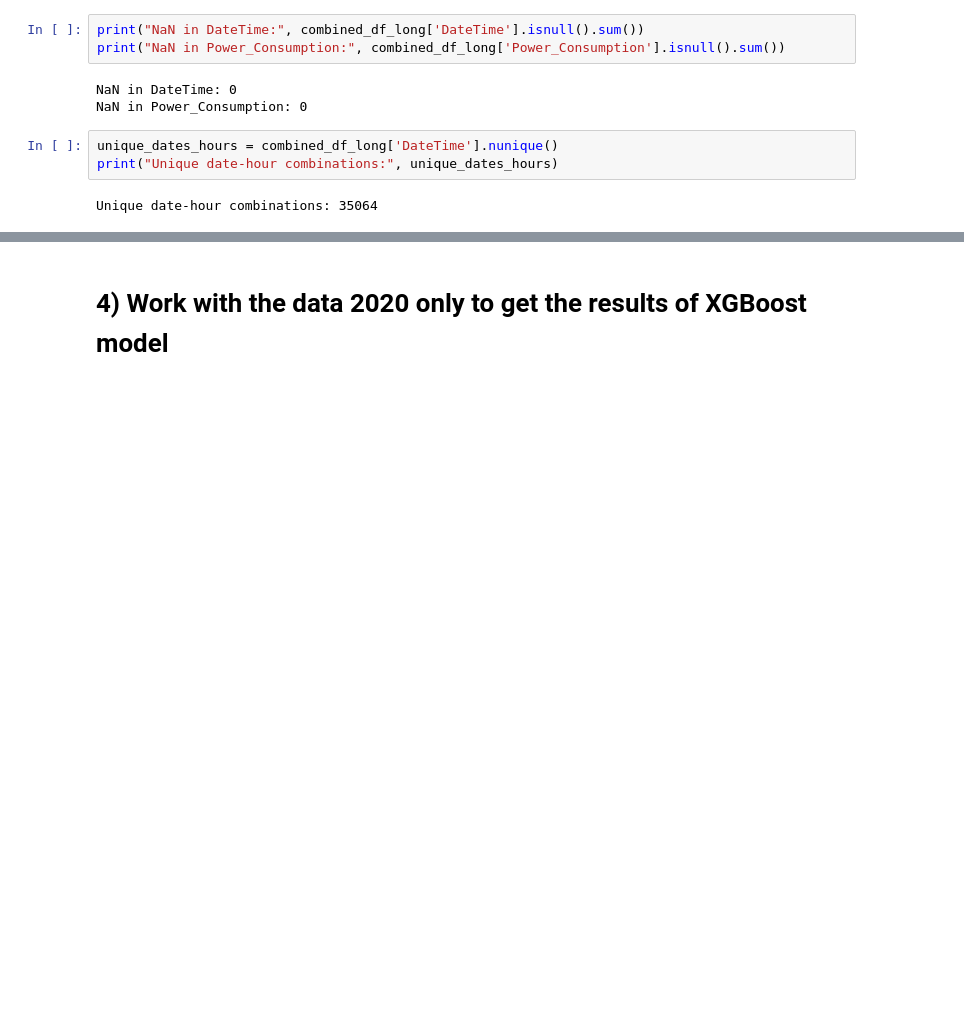
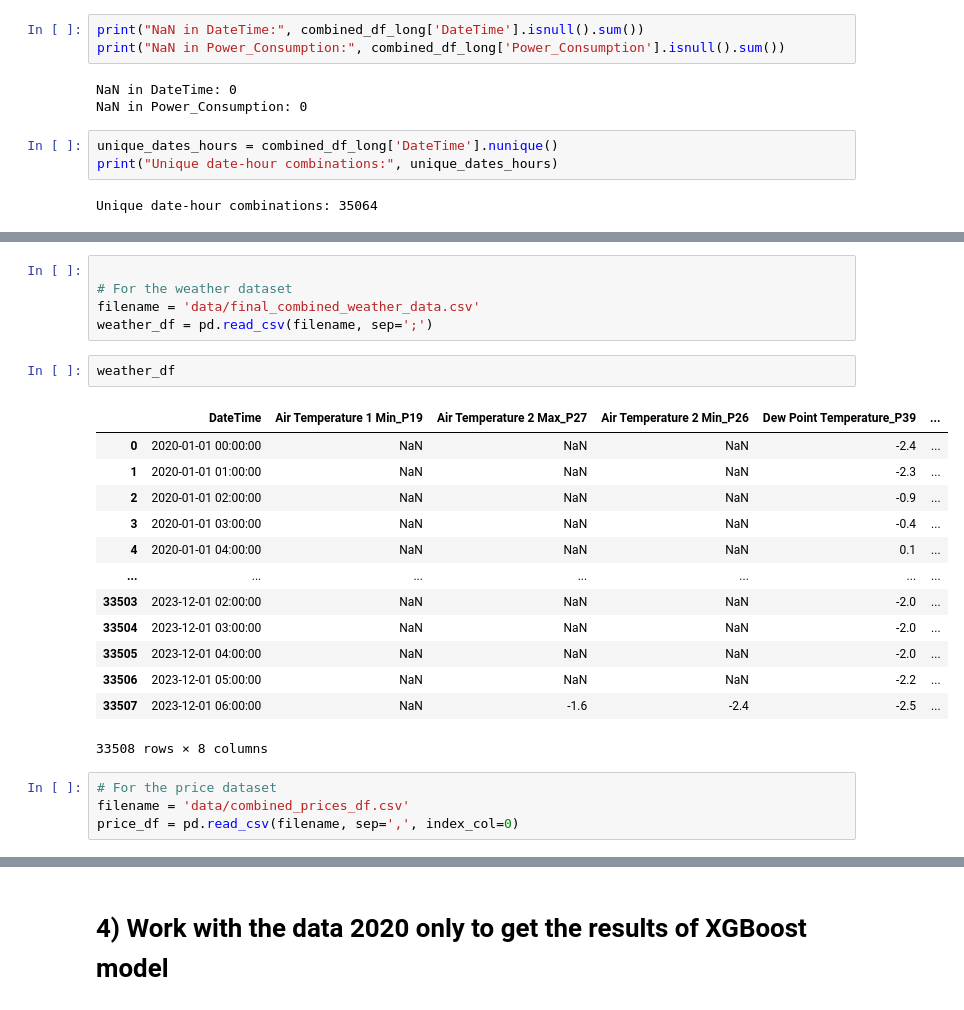
Before and after one commit to iot-lnu/Research-KalmarEnergy, a Jupyter notebook: KE_Merge_Data.ipynb, the cells around one changed output, grey strips where cells are left out. Saved outputs shown, nothing was run; the diff lists cells and outputs as text; blank space fills up the shorter version.

```diff
--- a/KE_Merge_Data.ipynb
+++ b/KE_Merge_Data.ipynb
@@ -185,0 +215,25 @@ Unique date-hour combinations: 35064
+# %%
+
+# For the weather dataset
+filename = 'data/final_combined_weather_data.csv'
+weather_df = pd.read_csv(filename, sep=';')
+# %%
+weather_df
+# %% [output]
+|  | DateTime | Air Temperature 1 Min_P19 | Air Temperature 2 Max_P27 | Air Temperature 2 Min_P26 | Dew Point Temperature_P39 | ... |
+| 0 | 2020-01-01 00:00:00 | NaN | NaN | NaN | -2.4 | ... |
+| 1 | 2020-01-01 01:00:00 | NaN | NaN | NaN | -2.3 | ... |
+| 2 | 2020-01-01 02:00:00 | NaN | NaN | NaN | -0.9 | ... |
+| 3 | 2020-01-01 03:00:00 | NaN | NaN | NaN | -0.4 | ... |
+| 4 | 2020-01-01 04:00:00 | NaN | NaN | NaN | 0.1 | ... |
+| ... | ... | ... | ... | ... | ... | ... |
+| 33503 | 2023-12-01 02:00:00 | NaN | NaN | NaN | -2.0 | ... |
+| 33504 | 2023-12-01 03:00:00 | NaN | NaN | NaN | -2.0 | ... |
+| 33505 | 2023-12-01 04:00:00 | NaN | NaN | NaN | -2.0 | ... |
+| 33506 | 2023-12-01 05:00:00 | NaN | NaN | NaN | -2.2 | ... |
+| 33507 | 2023-12-01 06:00:00 | NaN | -1.6 | -2.4 | -2.5 | ... |
+33508 rows × 8 columns
+# %%
+# For the price dataset
+filename = 'data/combined_prices_df.csv'
+price_df = pd.read_csv(filename, sep=',', index_col=0)
```
Also changed, not shown: parts of 11 cells of this notebook, 1 other file.
